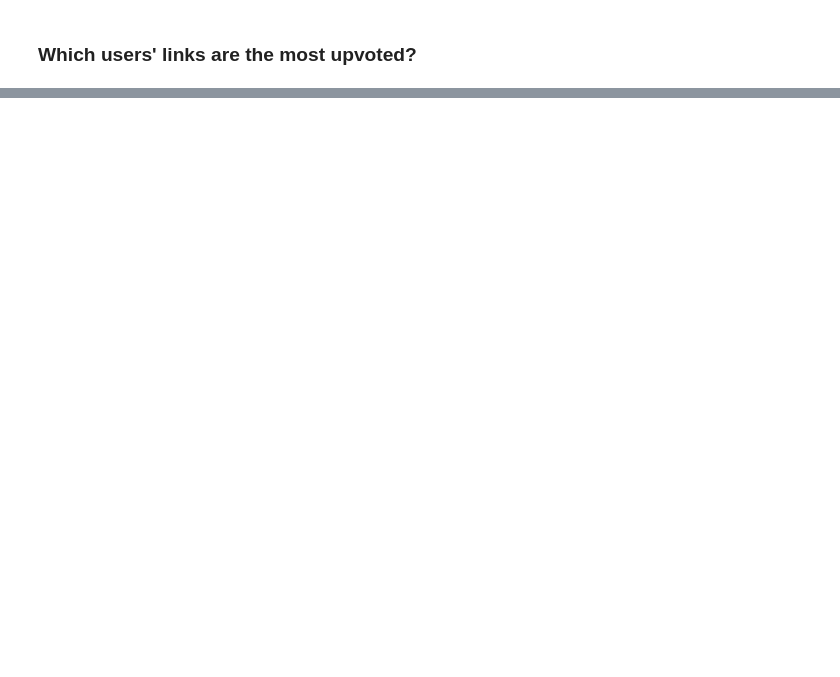
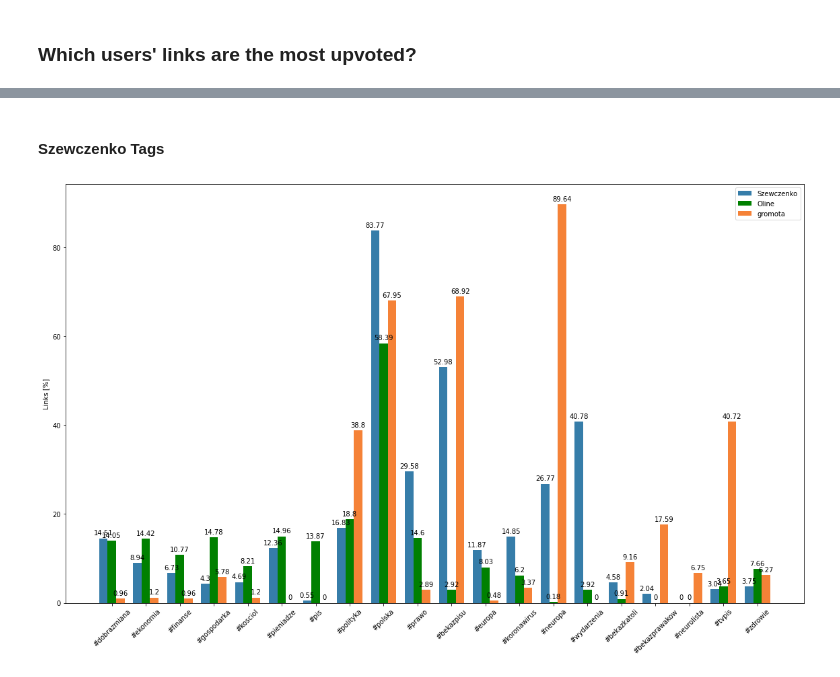
Before and after one commit to dsinaction/wykop-tags, a Jupyter notebook: notebooks/links-analysis.ipynb, the cells around one changed output, grey strips where cells are left out. Saved outputs shown, nothing was run; the diff lists cells and outputs as text; code cells hidden in the pictures; blank space fills up the shorter version.

```diff
--- a/notebooks/links-analysis.ipynb
+++ b/notebooks/links-analysis.ipynb
@@ -519,0 +597,7 @@ df[df.year == 2020].groupby(['author'])\
+# %% [markdown]
+#### Szewczenko Tags
+# %%
+df = df_links.copy()
+df['author'] = df.author.apply(lambda author: author['login'])
+
+df = df[(df['author'].isin(['Szewczenko', 'Oline', 'gromota'])) & (df['year'] == 2021)]
@@ -519,0 +618,46 @@ df[df.year == 2020].groupby(['author'])\
+# %%
+df_popular = df_tags[df_tags['rank'] <= 10].reset_index()
+labels = df_popular['tag'].unique().tolist()
+df_popular = df_tags[df_tags['tag'].isin(labels)]
+
+tags = {
+    author: {
+        record['tag']: record['n_perc']
+        for record in df_popular[df_popular['author'] == author].to_dict('records')
+    }
+    for author in set(df_popular['author'])
+}
+# %%
+data_plot = {
+    author: [ round(100*values.get(label, 0.0), 2) for label in labels ]
+    for author, values in tags.items()
+}
+
+x = np.arange(len(labels))  # the label locations
+width = 0.25  # the width of the bars
+
+fig, ax = plt.subplots(figsize=(16, 10))
+# rects1 = ax.bar(x - width/2, data_plot['Szewczenko'], width, label='Szewczenko', color=wykop_blue)
+# rects2 = ax.bar(x + width/2, data_plot['gromota'], width, label='Oline', color=wykop_orange)
+
+rects1 = ax.bar(x - width, data_plot['Szewczenko'], width, label='Szewczenko', color=wykop_blue)
+rects2 = ax.bar(x, data_plot['Oline'], width, label='Oline', color='green')
+rects3 = ax.bar(x + width, data_plot['gromota'], width, label='gromota', color=wykop_orange)
+
+# Add some text for labels, title and custom x-axis tick labels, etc.
+ax.set_ylabel('Links [%]')
+# ax.set_title('Scores by group and gender')
+ax.set_xticks(x)
+ax.set_xticklabels(labels, rotation=45)
+ax.legend()
+
+ax.bar_label(rects1, padding=3)
+ax.bar_label(rects2, padding=3)
+ax.bar_label(rects3, padding=3)
+
+fig.tight_layout()
+
+plt.savefig('images/popular_author_tags.jpeg', dpi=100, transparent=False, bbox_inches='tight')
+plt.show()
+# %% [output]
+[figure, added]
```
Also changed, not shown: parts of 35 cells of this notebook, 6 other files.
